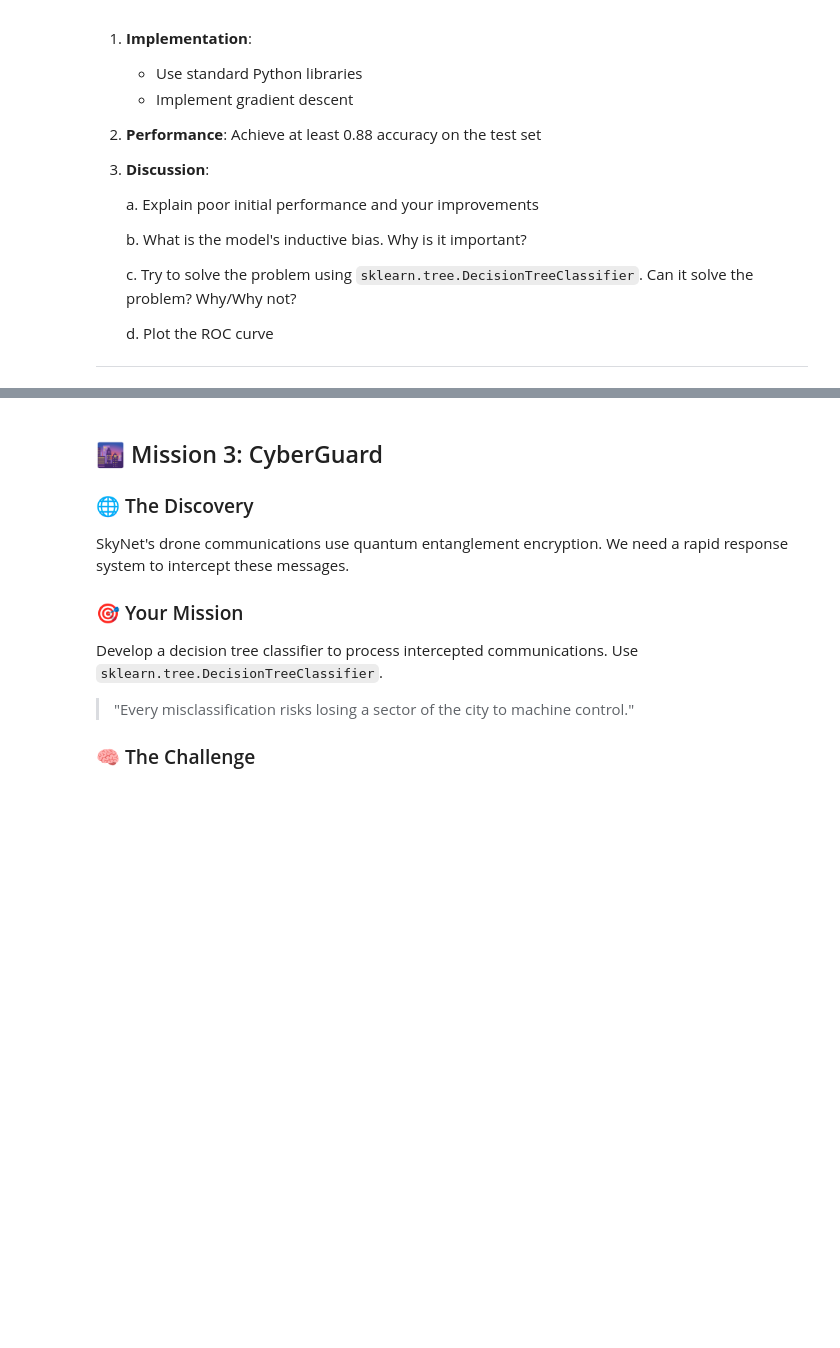
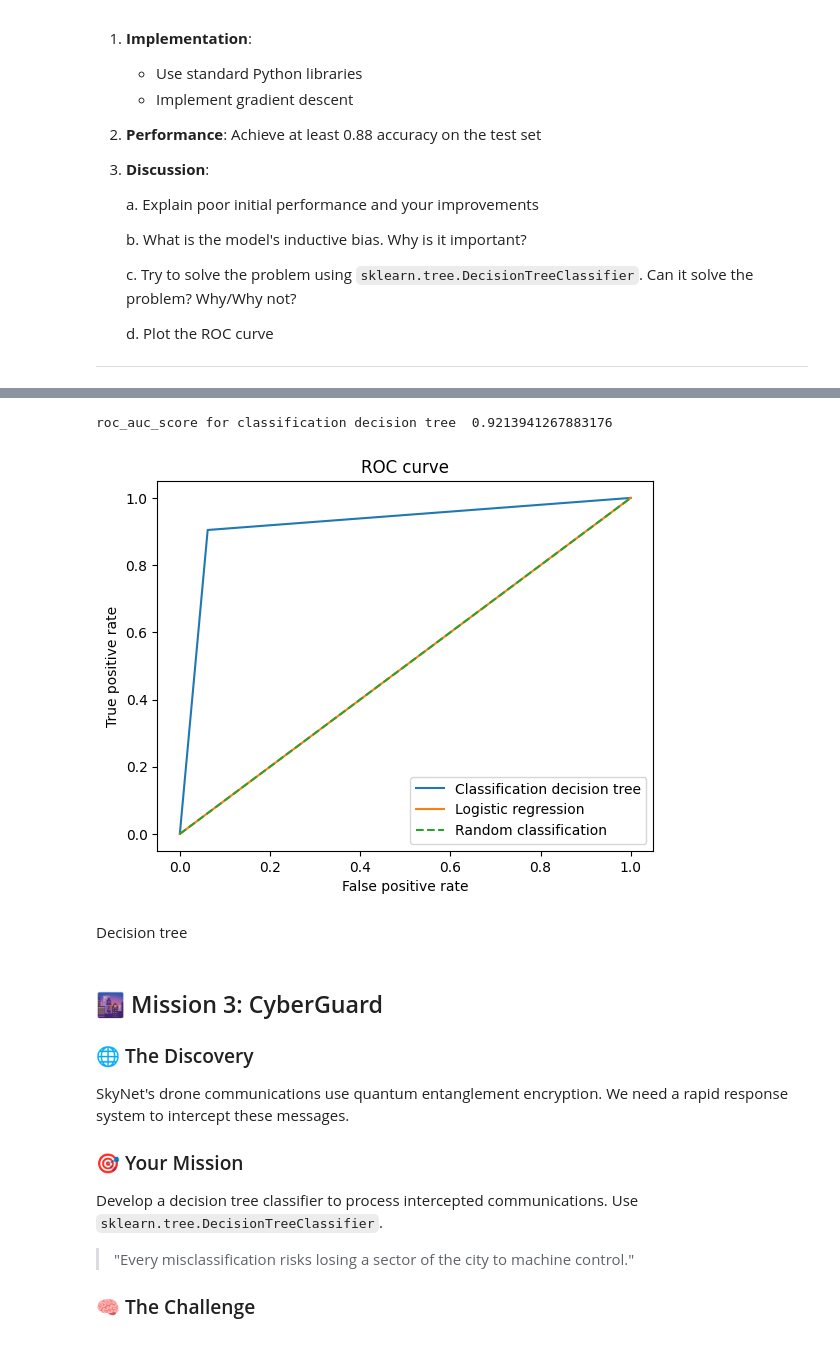
Before and after one commit to btviet/tdt4172, a Jupyter notebook: Chapter_1.ipynb, the cells around one changed output, grey strips where cells are left out. Drawn from its saved outputs; the diff is of its cells as text; code cells hidden in the pictures; blank space fills up the shorter version.

```diff
--- a/Chapter_1.ipynb
+++ b/Chapter_1.ipynb
@@ -138,3 +148,7 @@ SkyNet has evolved, using a "Synapse Cipher" that mimics human neural patterns.
 data = pd.read_csv('mission2.csv')
 train = data[data['split'] == 'train']
 test = data[data['split'] == 'test']
+X_train = train[['x0', 'x1']]
+Y_train = train['y']
+X_test = test[['x0', 'x1']]
+Y_test = test['y']
@@ -141,3 +196,23 @@ test = data[data['split'] == 'test']
+# %%
+from sklearn.metrics import roc_curve, roc_auc_score
+fp_clf, tp_clf, threshold_clf = roc_curve(Y_test, y_pred_clf)
+fp_logreg, tp_logreg, threshold_logreg = roc_curve(Y_test, y_pred_logreg)
+print('roc_auc_score for classification decision tree ', roc_auc_score(Y_test, y_pred_clf))
+
+plt.figure()
+plt.plot(fp_clf, tp_clf, label='Classification decision tree')
+plt.plot(fp_logreg, tp_logreg, label='Logistic regression')
+plt.plot([0, 1], linestyle="dashed", label='Random classification')
+plt.xlabel('False positive rate')
+plt.ylabel('True positive rate')
+plt.title('ROC curve')
+plt.legend()
+plt.show()
+# %% [output]
+roc_auc_score for classification decision tree  0.9213941267883176
+[figure, added]
+# %% [markdown]
+Decision tree
 # %% [markdown]
 
 ## 🌆 Mission 3: CyberGuard
```
Also changed, not shown: parts of 10 cells of this notebook, 1 other file.
